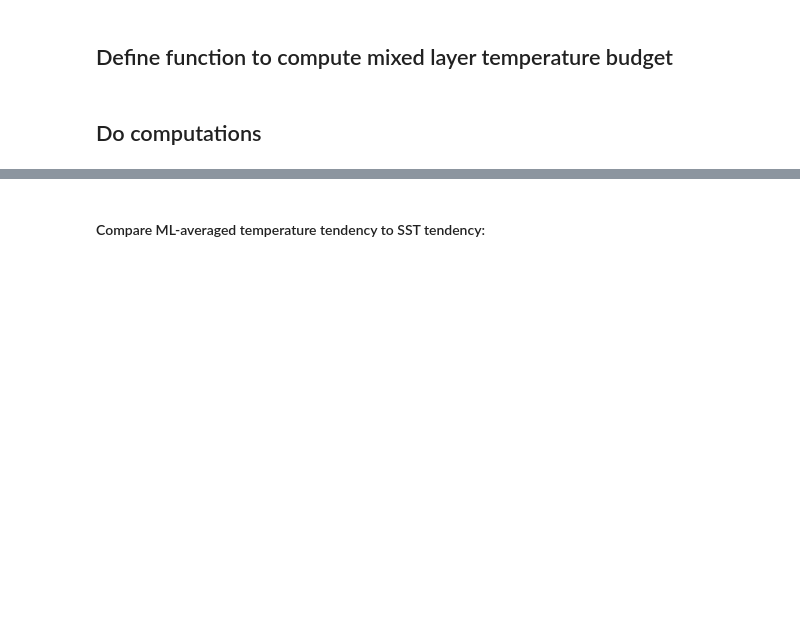
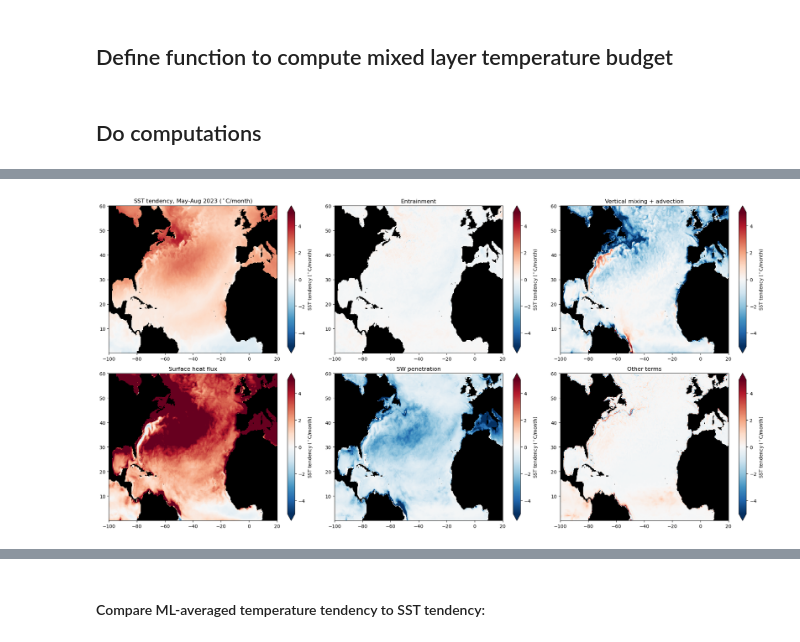
Before and after one commit to rmholmes/access-om2-sst-budget, a Jupyter notebook: Mixed_Layer_Heat_Budget_ACCESS-OM2.ipynb, the cells around one changed output, grey strips where cells are left out. Cells and saved outputs as stored; diff of their text form; code cells hidden in the pictures; blank space fills up the shorter version.

```diff
--- a/Mixed_Layer_Heat_Budget_ACCESS-OM2.ipynb
+++ b/Mixed_Layer_Heat_Budget_ACCESS-OM2.ipynb
@@ -192,0 +228,33 @@ day_budget_temp = day_budget_temp.resample(time='1M').mean().isel(time=slice(1,N
+# %%
+# Spatial plots of just the main terms:
+
+fig, axes = plt.subplots(nrows=2, ncols=3, figsize=(20,10))
+axs = axes.reshape(-1)
+
+# Select budget and convert units
+#budget = mon_budget_temp*86400*30.5 # Convert from degC s-1 to degC/month
+budget = day_budget_temp*86400*30.5 # Convert from degC s-1 to degC/month
+
+budget['vertical_mixing'] = budget['temp_vdiffuse_diff_cbt']+budget['temp_nonlocal_KPP']
+budget['ocean_dynamics'] = budget['vertical_mixing']+budget['temp_advection']
+
+vars = ['mlt_tendency','entrainment','ocean_dynamics','temp_vdiffuse_sbc','sw_heat','other_terms']
+names = ['SST tendency, May-Aug 2023 ($^\circ$C/month)','Entrainment','Vertical mixing + advection','Surface heat flux','SW penetration','Other terms']
+budget['other_terms'] = budget['mlt_tendency'].copy()
+for var in vars[1:-1]:
+    budget['other_terms'] -= budget[var]
+
+# Average May-Aug:
+budget_tavg = budget.mean('time')
+for i, var in enumerate(vars):
+    budget_tavg[var].plot(ax=axs[i],vmin=-5.,vmax=5.,cmap='RdBu_r', cbar_kwargs={'label':'SST tendency ($^\circ$C/month)'},extend='both')
+    axs[i].set_title(names[i])
+
+for ax in axs:
+    ax.set_xlabel('')
+    ax.set_ylabel('')
+    ax.set_facecolor('k')
+plt.tight_layout()
+plt.savefig('daily_ml_temperature_budget_Atlantic_May_to_Aug_2023_mainterms.png',dpi=150)
+# %% [output]
+[figure, added]
```
Also changed, not shown: parts of 21 cells of this notebook, 12 other files.
